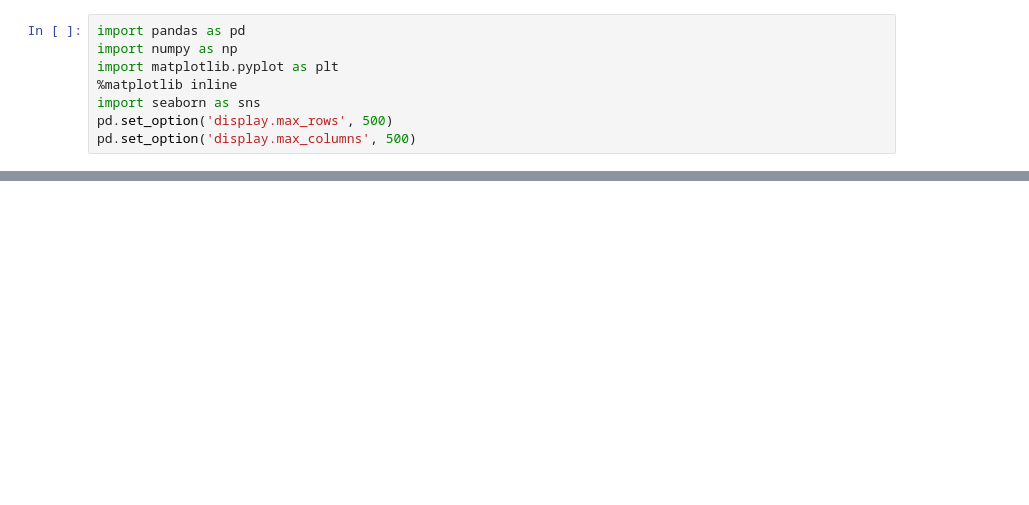
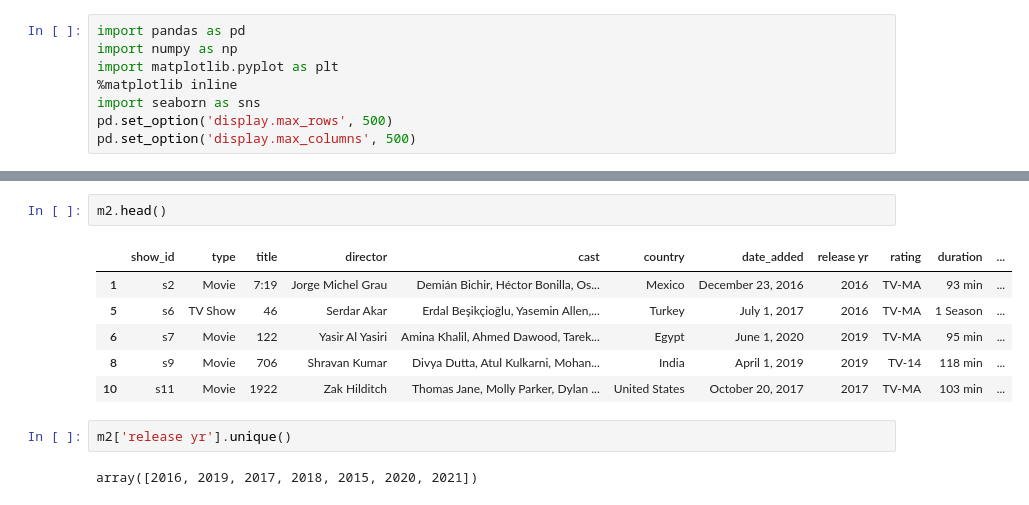
Before and after one commit to KarishmaVelagaleti/NetflixData, a Jupyter notebook: Netflix.ipynb, the cells around one changed output, grey strips where cells are left out. Saved outputs shown, nothing was run; the diff lists cells and outputs as text; blank space fills up the shorter version.

```diff
--- a/Netflix.ipynb
+++ b/Netflix.ipynb
@@ -18,0 +79,13 @@ movies.head()
+# %%
+m2.head()
+# %% [output]
+|  | show_id | type | title | director | cast | country | date_added | release yr | rating | duration | ... |
+| 1 | s2 | Movie | 7:19 | Jorge Michel Grau | Demián Bichir, Héctor Bonilla, Os... | Mexico | December 23, 2016 | 2016 | TV-MA | 93 min | ... |
+| 5 | s6 | TV Show | 46 | Serdar Akar | Erdal Beşikçioğlu, Yasemin Allen,... | Turkey | July 1, 2017 | 2016 | TV-MA | 1 Season | ... |
+| 6 | s7 | Movie | 122 | Yasir Al Yasiri | Amina Khalil, Ahmed Dawood, Tarek... | Egypt | June 1, 2020 | 2019 | TV-MA | 95 min | ... |
+| 8 | s9 | Movie | 706 | Shravan Kumar | Divya Dutta, Atul Kulkarni, Mohan... | India | April 1, 2019 | 2019 | TV-14 | 118 min | ... |
+| 10 | s11 | Movie | 1922 | Zak Hilditch | Thomas Jane, Molly Parker, Dylan ... | United States | October 20, 2017 | 2017 | TV-MA | 103 min | ... |
+# %%
+m2['release yr'].unique()
+# %% [output]
+array([2016, 2019, 2017, 2018, 2015, 2020, 2021])
```
Also changed, not shown: parts of 22 cells of this notebook.
